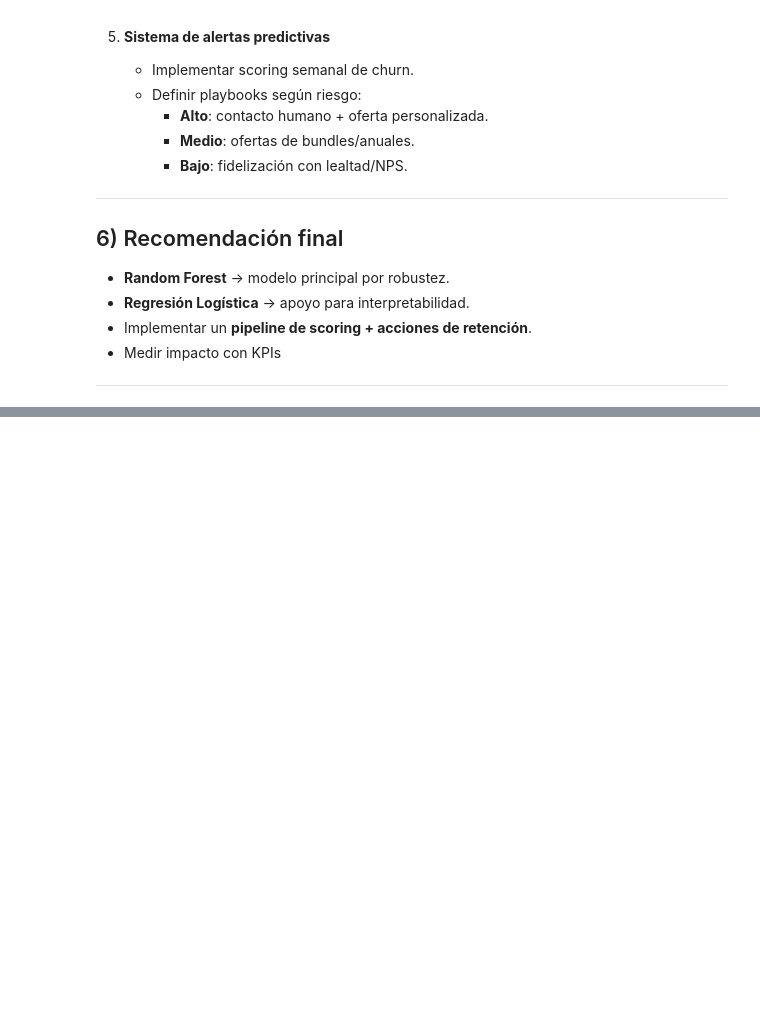
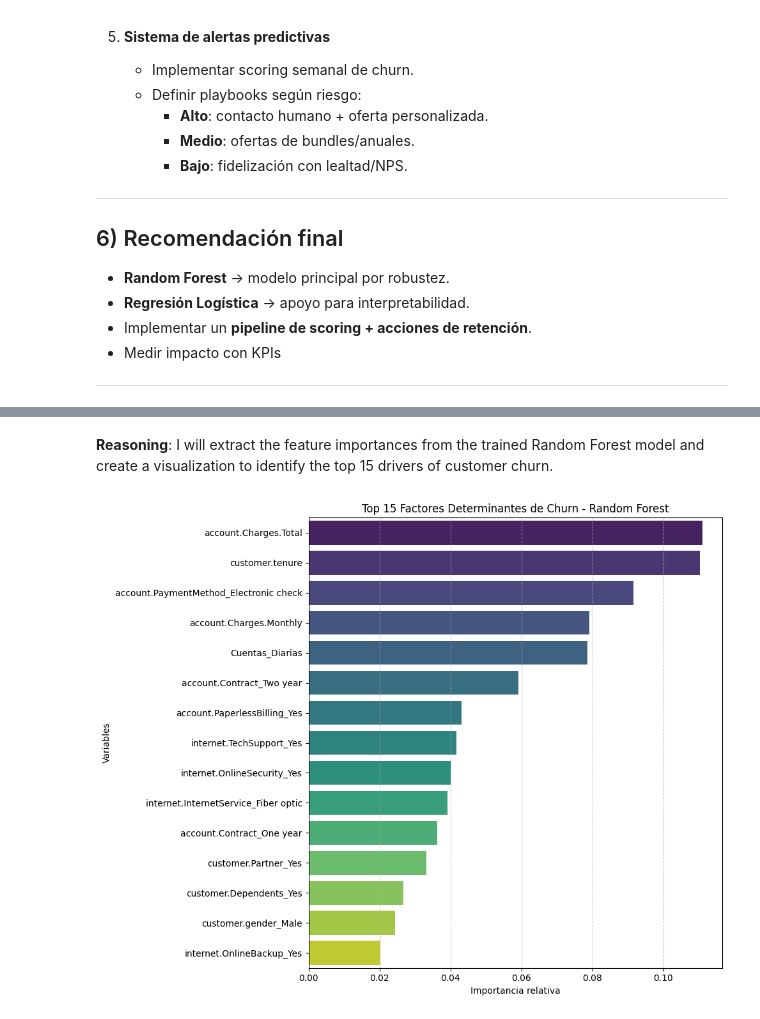
Before and after one commit to EduinRodri/challengue_3_telecom_x, a Jupyter notebook: Telecom_X_2.ipynb, the cells around one changed output, grey strips where cells are left out. Saved outputs shown, nothing was run; the diff lists cells and outputs as text; code cells hidden in the pictures; blank space fills up the shorter version.

```diff
--- a/Telecom_X_2.ipynb
+++ b/Telecom_X_2.ipynb
@@ -813,0 +1003,39 @@ Las variables más influyentes fueron:
+# %% [markdown]
+**Reasoning**:
+I will extract the feature importances from the trained Random Forest model and create a visualization to identify the top 15 drivers of customer churn.
+# %%
+import pandas as pd
+import seaborn as sns
+import matplotlib.pyplot as plt
+
+# 1. Extraer las importancias de las variables del modelo Random Forest
+importances = model_rf.feature_importances_
+
+# 2. Obtener los nombres de las columnas originales de X
+feature_names = X.columns
+
+# 3. Crear un DataFrame con las características y su importancia
+feature_importance_df = pd.DataFrame({
+    'Variable': feature_names,
+    'Importancia': importances
+})
+
+# 4. Ordenar de mayor a menor importancia
+feature_importance_df = feature_importance_df.sort_values(by='Importancia', ascending=False)
+
+# 5. Seleccionar el Top 15 para visualizar
+top_15_features = feature_importance_df.head(15)
+
+# 6. Generar el gráfico de barras horizontales
+plt.figure(figsize=(10, 8))
+sns.barplot(x='Importancia', y='Variable', data=top_15_features, palette='viridis')
+
+# 7. Añadir etiquetas y título descriptivo
+plt.xlabel('Importancia relativa')
+plt.ylabel('Variables')
+plt.title('Top 15 Factores Determinantes de Churn - Random Forest')
+plt.grid(axis='x', linestyle='--', alpha=0.7)
+plt.tight_layout()
+plt.show()
+# %% [output]
+[figure, added]
```
Also changed, not shown: parts of 19 cells of this notebook.
